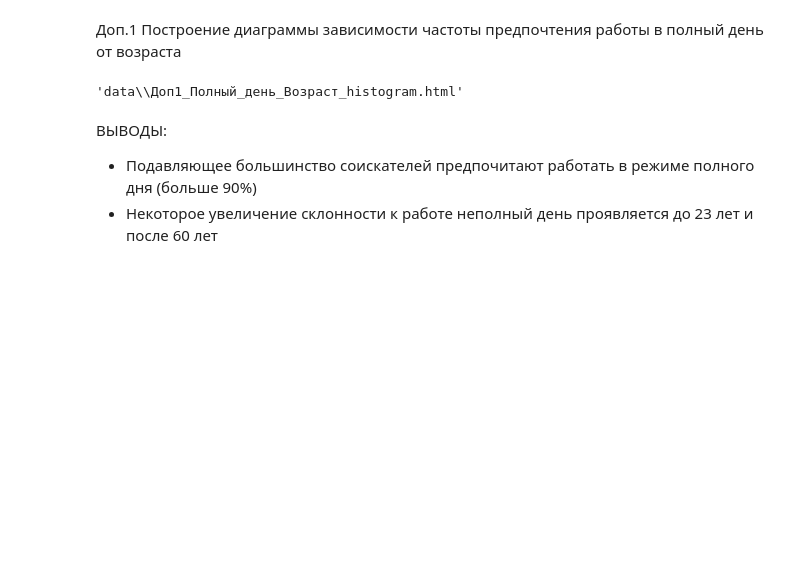
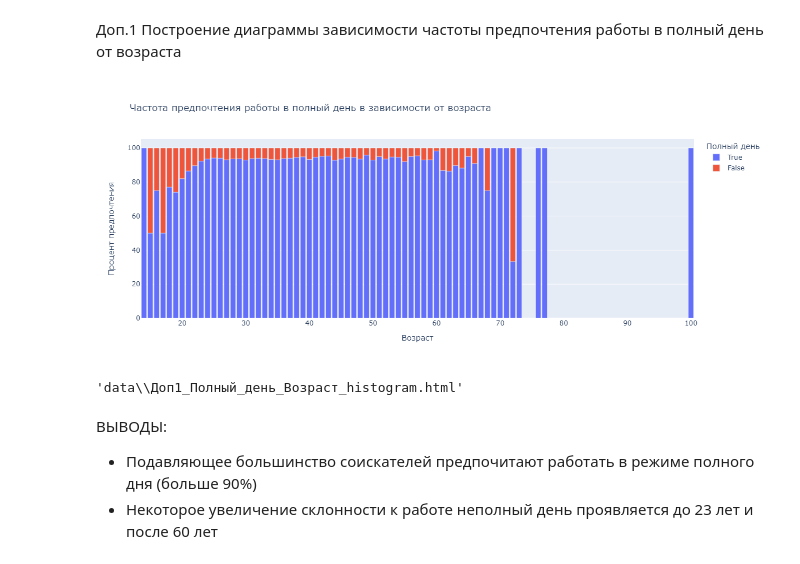
Before and after one commit to Melan777/MY_DataSciense, a Jupyter notebook: PROJECT_1/Project_1.ipynb, the cells around one changed output. Saved outputs shown, nothing was run; the diff lists cells and outputs as text; code cells hidden in the pictures; blank space fills up the shorter version.

```diff
--- a/PROJECT_1/Project_1.ipynb
+++ b/PROJECT_1/Project_1.ipynb
@@ -1016,27 +1024,29 @@ pyo.plot(fig, filename='data\Опыт_Возраст_scatter.html')  # Сохр
 # %%
 # Группировка данных по возрасту и признаку работы в полный день
 data9_1 = hh_data_merged.groupby(["Возраст", "Полный день"]).size().reset_index(name="Частота")
 data9_2 = hh_data_merged.groupby(["Возраст"]).size().reset_index(name="ЧастотаВсего")
 data9 = data9_1.merge(
     data9_2,
     on='Возраст',
     how='left'
 )
 data9['Процент предпочтения'] = round(data9['Частота'] / data9['ЧастотаВсего'] * 100, 1)
 
 # Построение многоуровневой столбчатой диаграммы
 fig = px.bar(
     data9,
     x="Возраст",
     y="Процент предпочтения",
     color="Полный день",
+    width=1200,
     title='Частота предпочтения работы в полный день в зависимости от возраста' #заголовок
 )
 
 # Отображение диаграммы
-# fig.show()
+fig.show('png')
 pyo.plot(fig, filename='data\Доп1_Полный_день_Возраст_histogram.html')  # Сохранение в HTML-файл
 # %% [output]
+[figure, added]
 'data\\Доп1_Полный_день_Возраст_histogram.html'
 # %% [markdown]
 ВЫВОДЫ:
```
Also changed, not shown: parts of 8 cells of this notebook.
